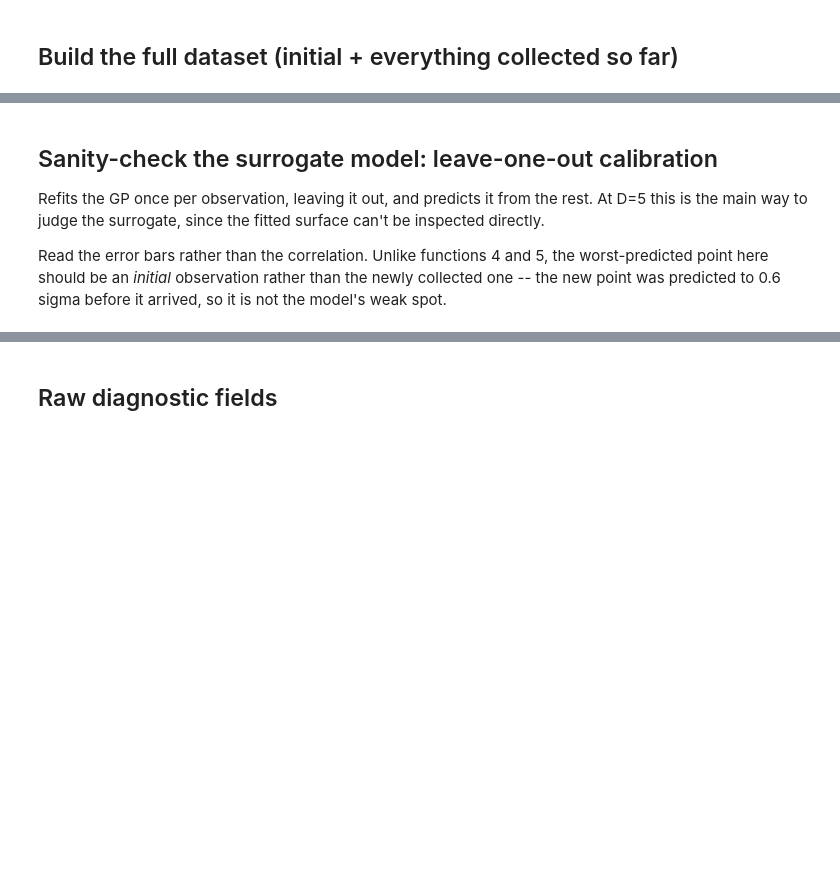
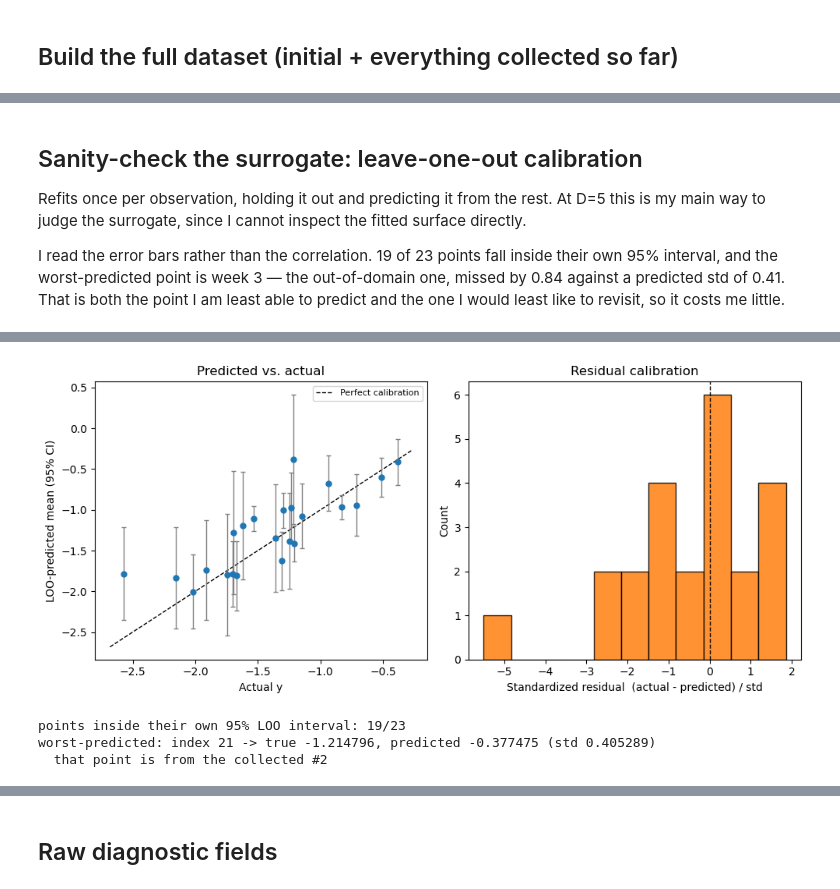
Before and after one commit to nic-gibson/capstone, a Jupyter notebook: function6.ipynb, the cells around one changed output, grey strips where cells are left out. Drawn from its saved outputs; the diff is of its cells as text; code cells hidden in the pictures; blank space fills up the shorter version.

Commit message:
refactored, cleaned up docs, cleaned up the way new data is added

```diff
--- a/function6.ipynb
+++ b/function6.ipynb
@@ -96,19 +96,15 @@ One observation is recorded, and it is the new best. Clean provenance: the old s
 # %%
-# Append last week's result BEFORE proposing this week's point, e.g.:
+# My collected observations, from weekly_data/function_6/. I run
+# record_results.py before opening this notebook so the results are already
+# there. pending_X holds a proposal with no result yet; it never reaches the
+# model.
 #
-# new_X, new_y = append_observations(new_X, new_y, x_next, the_result_you_got)
+# Provenance of the collected points, oldest first:
+#   - week 2
+#   - week 3 -- x3 went out of domain (1.5454), x4 at the floor
+#   - week 4 -- x4 at the floor again; this one is my new best
 
-new_X = np.array([
-    [0.519691, 0.384667, 0.382026, 0.764661, 0.218558],     # week 2
-    [0.371752, 0.146637, 0.75637, 1.545378, 0.0],
-    [0.497078, 0.264731, 0.582415, 0.764018, 0.      ],          # week 3 -- x4 at the floor
-])
-
-new_y = np.array([
-    -0.5119821356901731,
-    -1.2147961781405971,
-    -0.3861205609344592,
-])
+new_X, new_y, pending_X = load_collected(6, D)
 
 print("observations collected so far:", len(new_y))
 print("latest y: %.6f | best before it: %.6f (change %+.6f)"
@@ -547,12 +675,16 @@ plt.show()
 # %% [markdown]
-## Sanity-check the surrogate model: leave-one-out calibration
+## Sanity-check the surrogate: leave-one-out calibration
 
-Refits the GP once per observation, leaving it out, and predicts it from the rest. At D=5 this is the main way to judge the surrogate, since the fitted surface can't be inspected directly.
+Refits once per observation, holding it out and predicting it from the rest. At D=5 this is my main way to judge the surrogate, since I cannot inspect the fitted surface directly.
 
-Read the error bars rather than the correlation. Unlike functions 4 and 5, the worst-predicted point here should be an *initial* observation rather than the newly collected one -- the new point was predicted to 0.6 sigma before it arrived, so it is not the model's weak spot.
+I read the error bars rather than the correlation. 19 of 23 points fall inside their own 95% interval, and the worst-predicted point is week 3 — the out-of-domain one, missed by 0.84 against a predicted std of 0.41. That is both the point I am least able to predict and the one I would least like to revisit, so it costs me little.
 # %%
+# random_state is pinned: gp_kwargs goes to fit_gp on every refit, so unseeded
+# this cell was not reproducible run to run -- and the markdown states which
+# point is worst-predicted, so that has to be stable.
 with fitting("leave-one-out calibration"):
-    pred_mean, pred_std = loo_predictions(X, y, bounds, gp_kwargs={"n_restarts_optimizer": 20})
+    pred_mean, pred_std = loo_predictions(
+        X, y, bounds, gp_kwargs={"n_restarts_optimizer": 20, "random_state": 0})
 
 plot_loo_calibration(y, pred_mean, pred_std)
 plt.show()
@@ -564,3 +696,4 @@ print(f"worst-predicted: index {worst} -> true {y[worst]:.6f},"
       f" predicted {pred_mean[worst]:.6f} (std {pred_std[worst]:.6f})")
 src = "initial batch" if worst < n_initial else f"collected #{worst - n_initial + 1}"
 print(f"  that point is from the {src}")
+# %% [output]
@@ -567,3 +702,7 @@ print(f"  that point is from the {src}")
+[figure, added]
+points inside their own 95% LOO interval: 19/23
+worst-predicted: index 21 -> true -1.214796, predicted -0.377475 (std 0.405289)
+  that point is from the collected #2
 # %% [markdown]
 ## Iteration diagnostics
 
```
Also changed, not shown: parts of 24 cells of this notebook, 26 other files.
